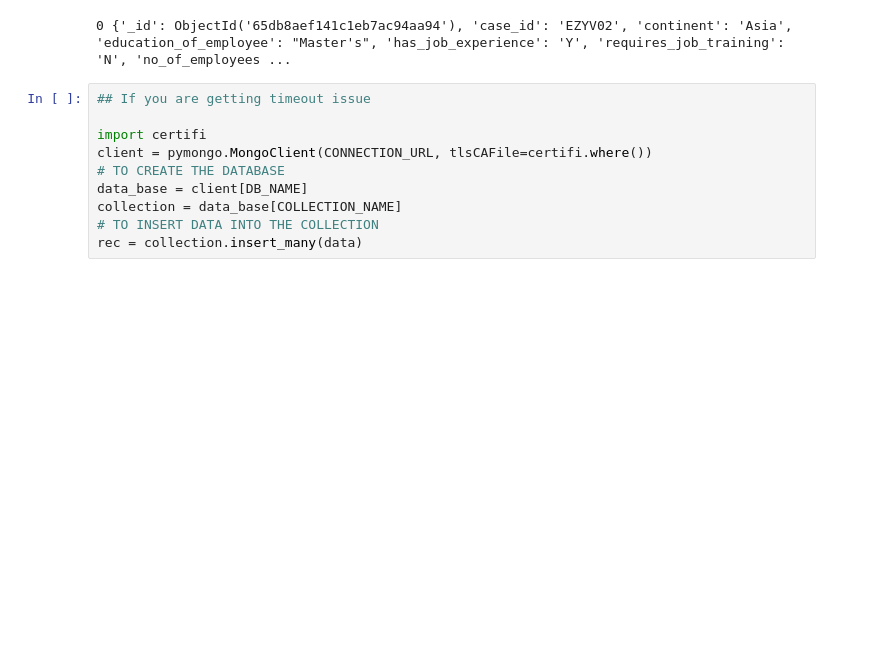
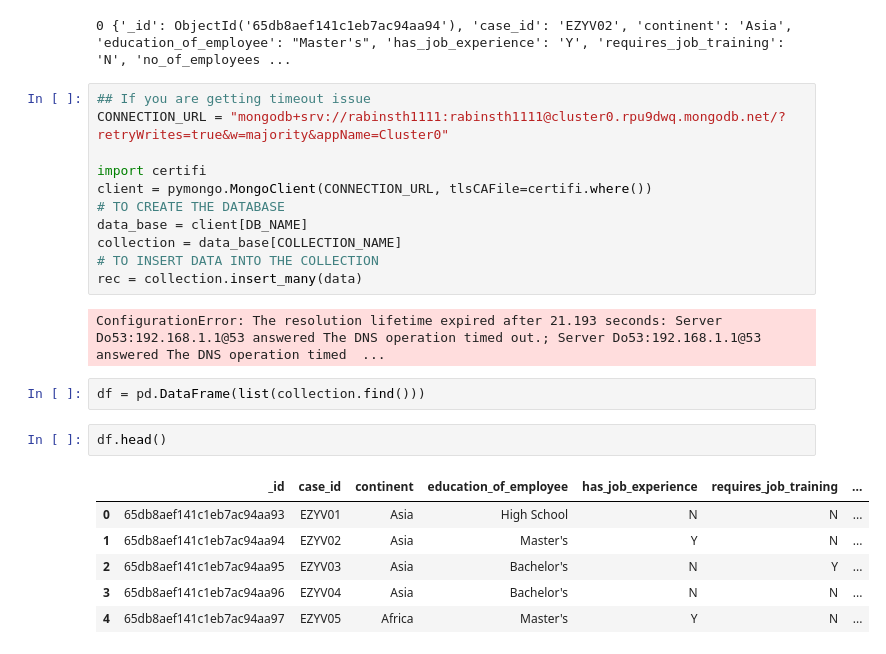
Before and after one commit to rabingit/US-Visa-Approval-Prediction, a Jupyter notebook: notebook/mongoDB_demo.ipynb, the cells around one changed output. Drawn from its saved outputs; the diff is of its cells as text; blank space fills up the shorter version.

Commit message:
mongo test

```diff
--- a/notebook/mongoDB_demo.ipynb
+++ b/notebook/mongoDB_demo.ipynb
@@ -92,6 +92,7 @@ for i, j in enumerate(records):
 0 {'_id': ObjectId('65db8aef141c1eb7ac94aa94'), 'case_id': 'EZYV02', 'continent': 'Asia', 'education_of_employee': "Master's", 'has_job_experience': 'Y', 'requires_job_training': 'N', 'no_of_employees ...
 # %%
 ## If you are getting timeout issue
+CONNECTION_URL = "mongodb+srv://rabinsth1111:rabinsth1111@cluster0.rpu9dwq.mongodb.net/?retryWrites=true&w=majority&appName=Cluster0"
 
 import certifi
 client = pymongo.MongoClient(CONNECTION_URL, tlsCAFile=certifi.where())
@@ -100,3 +101,16 @@ data_base = client[DB_NAME]
 collection = data_base[COLLECTION_NAME]
 # TO INSERT DATA INTO THE COLLECTION
 rec = collection.insert_many(data)
+# %% [output]
+ConfigurationError: The resolution lifetime expired after 21.193 seconds: Server Do53:192.168.1.1@53 answered The DNS operation timed out.; Server Do53:192.168.1.1@53 answered The DNS operation timed  ...
+# %%
+df = pd.DataFrame(list(collection.find()))
+# %%
+df.head()
+# %% [output]
+|  | _id | case_id | continent | education_of_employee | has_job_experience | requires_job_training | ... |
+| 0 | 65db8aef141c1eb7ac94aa93 | EZYV01 | Asia | High School | N | N | ... |
+| 1 | 65db8aef141c1eb7ac94aa94 | EZYV02 | Asia | Master's | Y | N | ... |
+| 2 | 65db8aef141c1eb7ac94aa95 | EZYV03 | Asia | Bachelor's | N | Y | ... |
+| 3 | 65db8aef141c1eb7ac94aa96 | EZYV04 | Asia | Bachelor's | N | N | ... |
+| 4 | 65db8aef141c1eb7ac94aa97 | EZYV05 | Africa | Master's | Y | N | ... |
```
Also changed, not shown: parts of 1 cell of this notebook.
